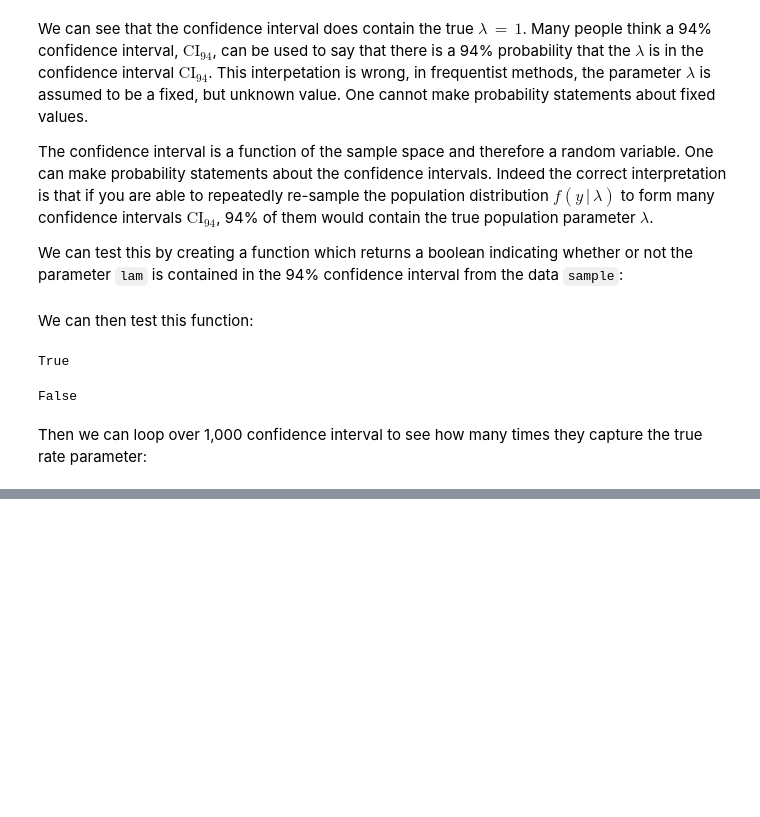
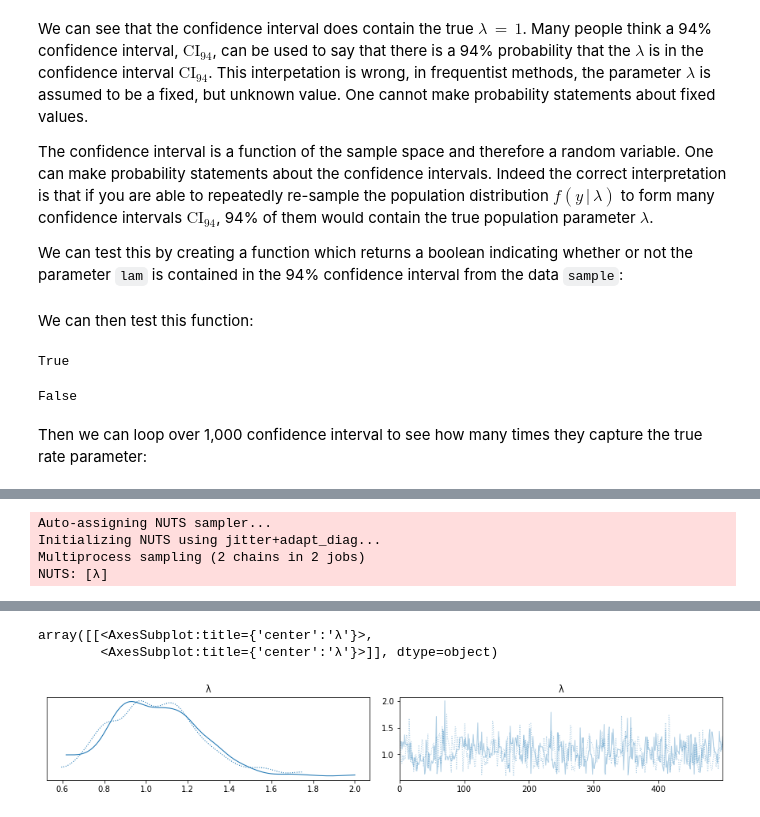
Before and after one commit to mdh266/BayesMLE, a Jupyter notebook: notebooks/BayesMLE1.ipynb, the cells around one changed output, grey strips where cells are left out. Drawn from its saved outputs; the diff is of its cells as text; code cells hidden in the pictures; blank space fills up the shorter version.

```diff
--- a/notebooks/BayesMLE1.ipynb
+++ b/notebooks/BayesMLE1.ipynb
@@ -596,0 +601,12 @@ array([[<AxesSubplot:title={'center':'λ'}>,
+# %%
+with pm.Model() as model_2:
+    λ = pm.Exponential('λ', 1)
+    y = pm.Poisson('y', mu=λ, observed=list(sample[:20]))
+    trace2 = pm.sample(500, tune=2000, cores=2, return_inferencedata=True)
+
+az.plot_trace(trace2, var_names=['λ'])
+# %% [output]
+Auto-assigning NUTS sampler...
+Initializing NUTS using jitter+adapt_diag...
+Multiprocess sampling (2 chains in 2 jobs)
+NUTS: [λ]
@@ -596,0 +615,3 @@ array([[<AxesSubplot:title={'center':'λ'}>,
+array([[<AxesSubplot:title={'center':'λ'}>,
+        <AxesSubplot:title={'center':'λ'}>]], dtype=object)
+[figure, added]
```
Also changed, not shown: parts of 61 cells of this notebook, 2 other files.
